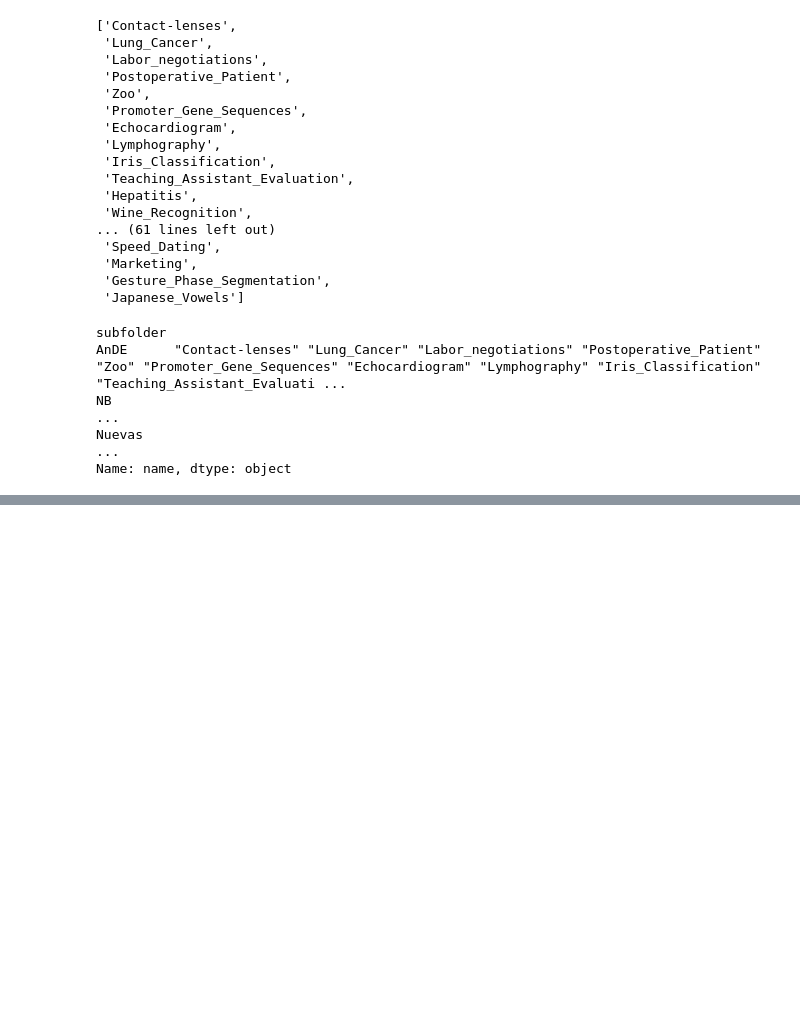
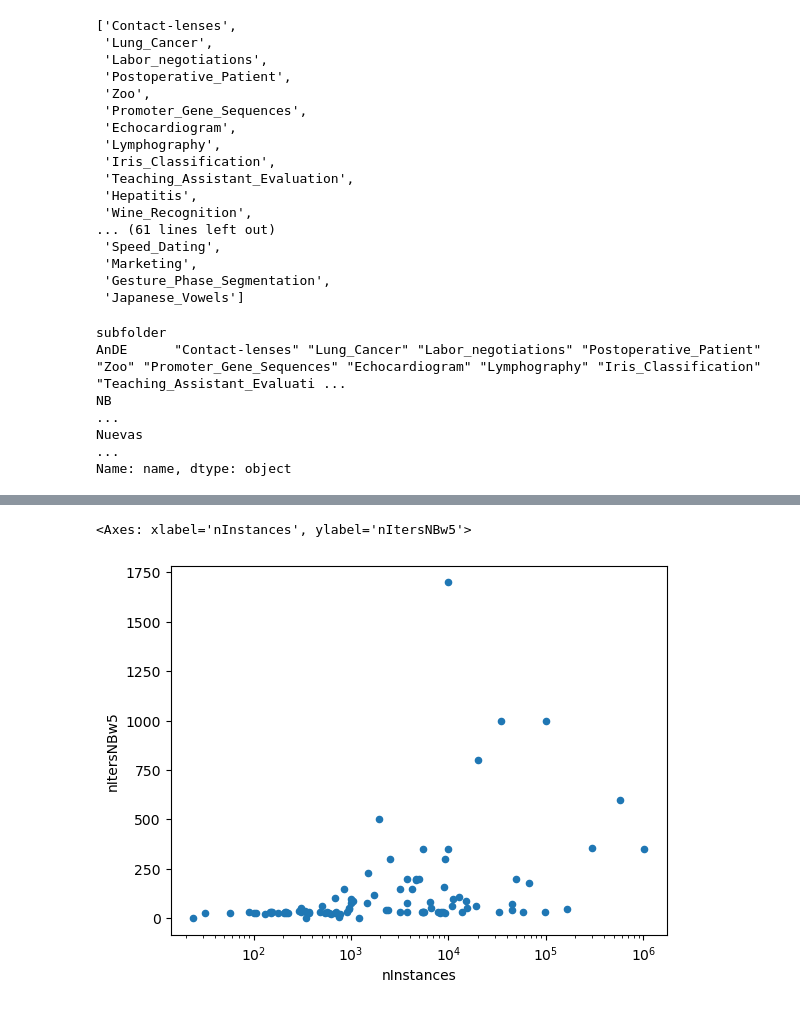
Before and after one commit to ptorrijos99/BayesFL, a Jupyter notebook: res/classification/metadata.ipynb, the cells around one changed output, grey strips where cells are left out. Drawn from its saved outputs; the diff is of its cells as text; code cells hidden in the pictures; blank space fills up the shorter version.

```diff
--- a/res/classification/metadata.ipynb
+++ b/res/classification/metadata.ipynb
@@ -125,3 +150,11 @@ AnDE      "Contact-lenses" "Lung_Cancer" "Labor_negotiations" "Postoperative_Pat
 NB                                                                                                                                                                                                       ...
 Nuevas                                                                                                                                                                                                   ...
 Name: name, dtype: object
+# %%
+# Read metadata.csv
+metadata = pd.read_csv('metadata.csv')
+
+# Delete the .arff from the name
+metadata['name'] = metadata['name'].str.replace('.arff', '')
+
+metadata.head()
@@ -127,0 +168,6 @@ Name: name, dtype: object
+# %%
+# plot nItersNBw5 vs nInstances
+metadata.plot.scatter(x='nInstances', y='nItersNBw5', logx=True)
+# %% [output]
+<Axes: xlabel='nInstances', ylabel='nItersNBw5'>
+[figure, added]
```
Also changed, not shown: parts of 10 cells of this notebook, 1 other file.
